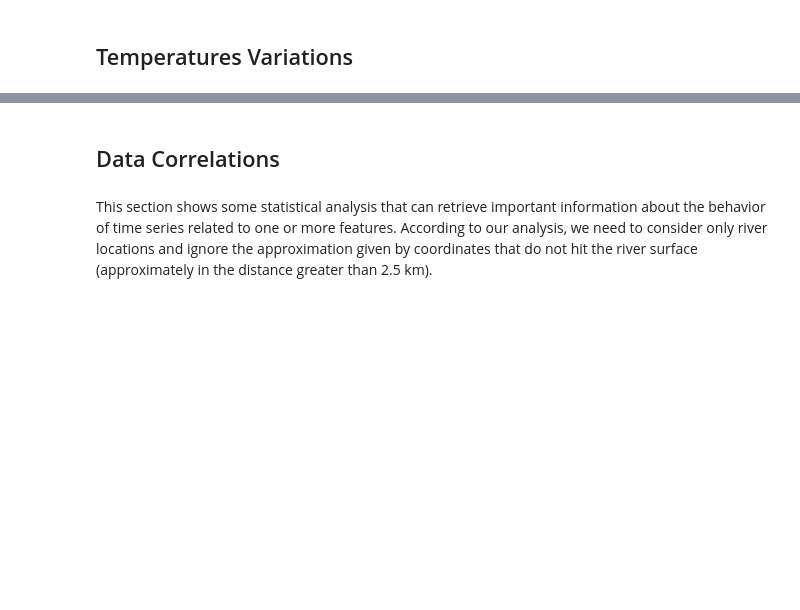
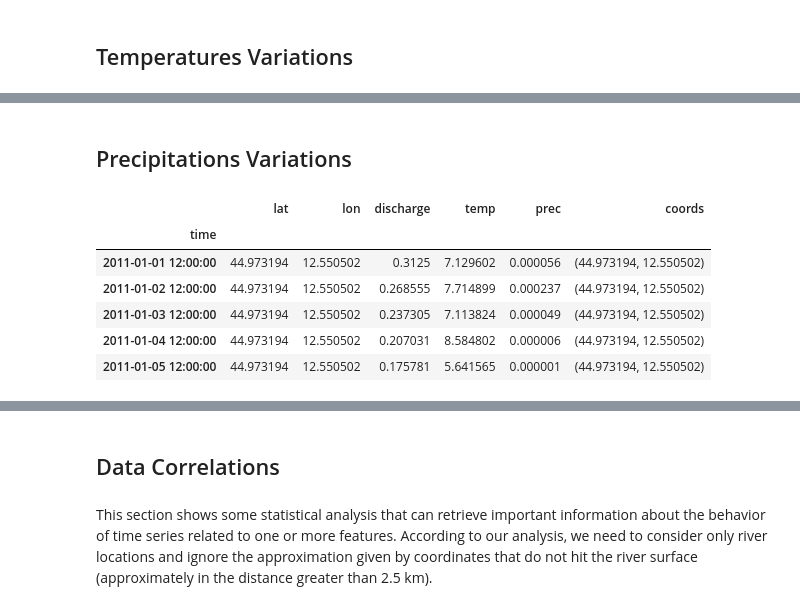
Before and after one commit to kode-git/copernicus, a Jupyter notebook: notebooks/data_analysis.ipynb, the cells around one changed output, grey strips where cells are left out. Cells and saved outputs as stored; diff of their text form; code cells hidden in the pictures; blank space fills up the shorter version.

```diff
--- a/notebooks/data_analysis.ipynb
+++ b/notebooks/data_analysis.ipynb
@@ -206,3 +207,20 @@ In this section, we will shows distributions over dataset variables on previous
 - Po: It is the longest river in Italy, with an extension of $652 km $ and many tributaries. Its mount is also in the Adriatic sea.
 - Arno: It is the main river in the Tuscany region, its length is $ 241 km $ with the mount in the Tyrrhenian Sea.
 -  Reno: It is the main river in the Emilia-Romagna region, with alength of $ 212 km $ and the mount in the Adriatic Sea.
+# %%
+import json
+datasource = json.load(open('../samples/source_mounth.json', 'r'))
+sources_rivers = []
+names = []
+mounths_rivers = []
+italy_sources_mounths = pd.DataFrame()
+for key in datasource.keys():
+    sources_rivers.append(datasource[key]['source'])
+    mounths_rivers.append(datasource[key]['mounth'])
+    names.append(key)
+
+italy_sources_mounths['names'] = names
+italy_sources_mounths['mounth'] = mounths_rivers
+italy_sources_mounths['source'] = sources_rivers
+italy_sources_mounths['number_value'] = [i for i in range(0, len(italy_sources_mounths))]
+italy_sources_mounths.head()
@@ -208,0 +236,9 @@ In this section, we will shows distributions over dataset variables on previous
+# %%
+sources = {}
+mounths = {}
+names = list(italy_sources_mounths.names)
+print("Time series on the following rivers: {}".format(names))
+for i in range(len(italy_sources_mounths)):
+    name = names[i]
+    sources[name] = rivers[rivers['coords'] == tuple(italy_sources_mounths['source'][i])]
+    mounths[name] = rivers[rivers['coords'] == tuple(italy_sources_mounths['mounth'][i])]
@@ -460,0 +700,12 @@ Mann_Kendall_Test(trend='no trend', h=False, p=0.3672323880406272, z=-0.90166963
+# %% [markdown]
+## Precipitations Variations
+# %%
+mounths['Po'].head()
+# %% [output]
+|  | lat | lon | discharge | temp | prec | coords |
+| time |  |  |  |  |  |  |
+| 2011-01-01 12:00:00 | 44.973194 | 12.550502 | 0.3125 | 7.129602 | 0.000056 | (44.973194, 12.550502) |
+| 2011-01-02 12:00:00 | 44.973194 | 12.550502 | 0.268555 | 7.714899 | 0.000237 | (44.973194, 12.550502) |
+| 2011-01-03 12:00:00 | 44.973194 | 12.550502 | 0.237305 | 7.113824 | 0.000049 | (44.973194, 12.550502) |
+| 2011-01-04 12:00:00 | 44.973194 | 12.550502 | 0.207031 | 8.584802 | 0.000006 | (44.973194, 12.550502) |
+| 2011-01-05 12:00:00 | 44.973194 | 12.550502 | 0.175781 | 5.641565 | 0.000001 | (44.973194, 12.550502) |
```
Also changed, not shown: parts of 26 cells of this notebook.
